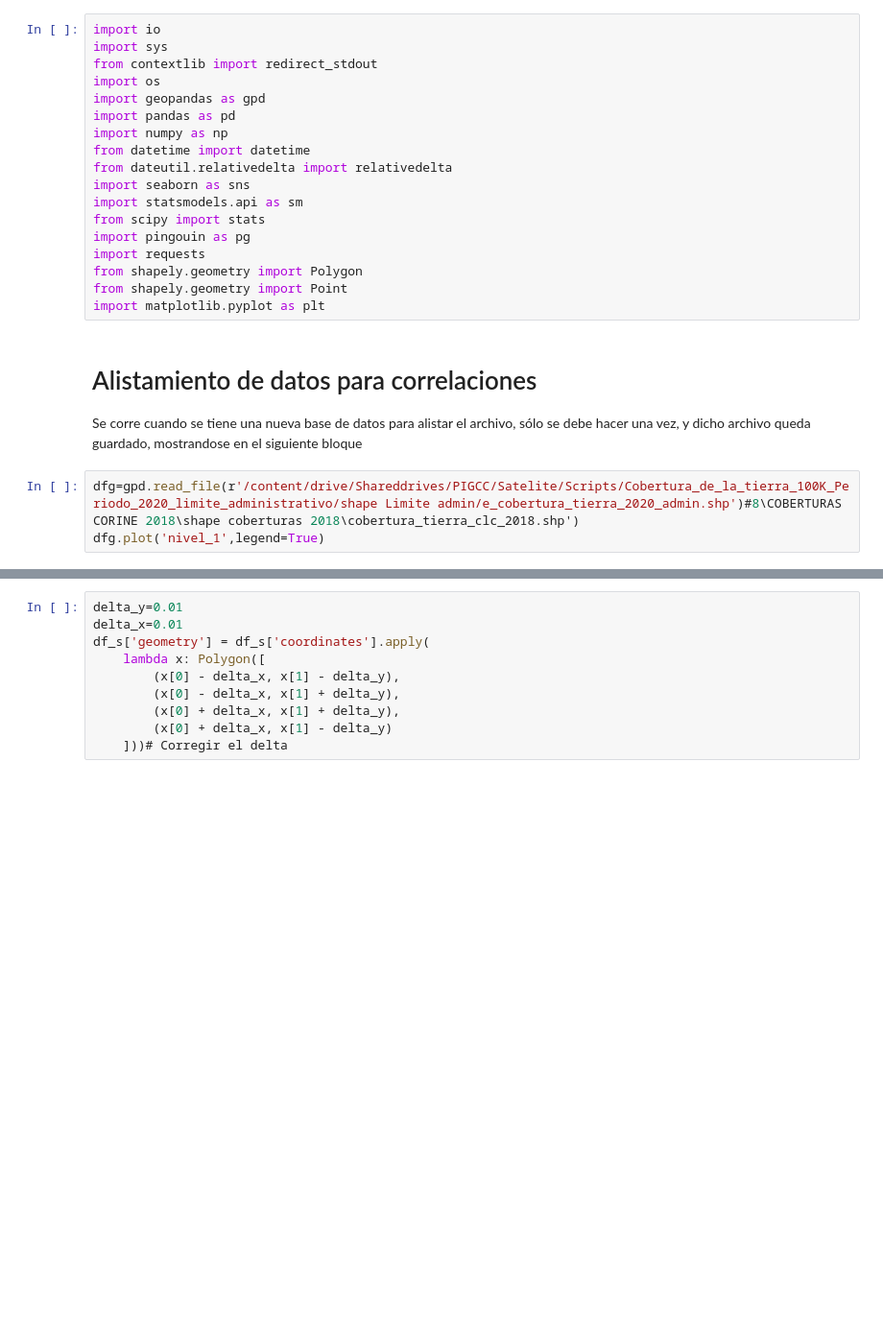
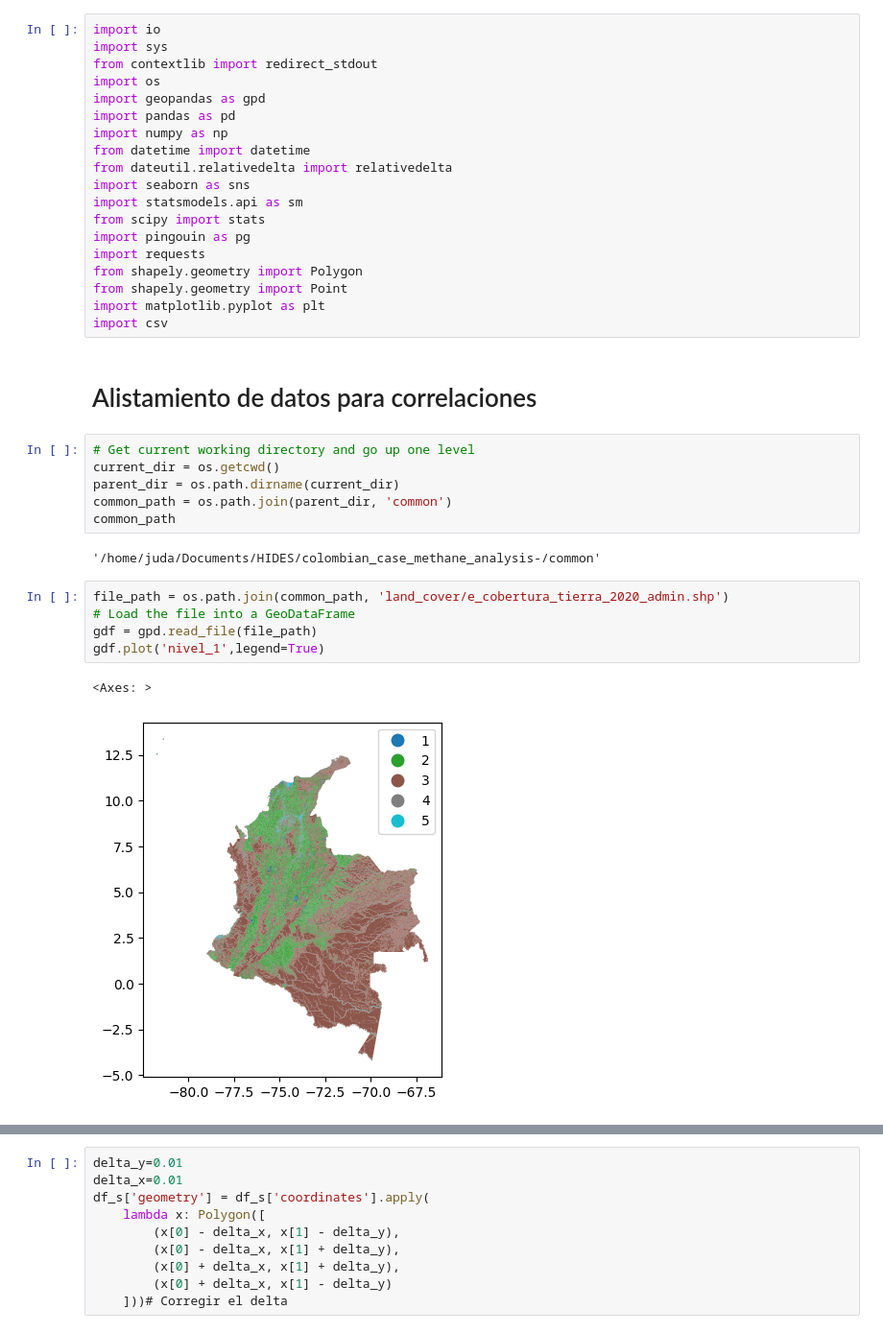
Before and after one commit to HIDES-Co/colombian_case_methane_analysis-, a Jupyter notebook: data_analysis/correlations.ipynb, the cells around one changed output, grey strips where cells are left out. Shown at 96% size. Drawn from its saved outputs; the diff is of its cells as text; blank space fills up the shorter version.

```diff
--- a/data_analysis/correlations.ipynb
+++ b/data_analysis/correlations.ipynb
@@ -16,11 +16,23 @@ import requests
 from shapely.geometry import Polygon
 from shapely.geometry import Point
 import matplotlib.pyplot as plt
+import csv
-# %% [markdown]
-# Alistamiento de datos para correlaciones
-
-Se corre cuando se tiene una nueva base de datos para alistar el archivo, sólo se debe hacer una vez, y dicho archivo queda guardado, mostrandose en el siguiente bloque
-# %%
-dfg=gpd.read_file(r'/content/drive/Shareddrives/PIGCC/Satelite/Scripts/Cobertura_de_la_tierra_100K_Periodo_2020_limite_administrativo/shape Limite admin/e_cobertura_tierra_2020_admin.shp')#8\COBERTURAS CORINE 2018\shape coberturas 2018\cobertura_tierra_clc_2018.shp')
-dfg.plot('nivel_1',legend=True)
+# %% [markdown]
+# Alistamiento de datos para correlaciones
+# %%
+# Get current working directory and go up one level
+current_dir = os.getcwd()
+parent_dir = os.path.dirname(current_dir)
+common_path = os.path.join(parent_dir, 'common')
+common_path
+# %% [output]
+'/home/juda/Documents/HIDES/colombian_case_methane_analysis-/common'
+# %%
+file_path = os.path.join(common_path, 'land_cover/e_cobertura_tierra_2020_admin.shp')
+# Load the file into a GeoDataFrame
+gdf = gpd.read_file(file_path)
+gdf.plot('nivel_1',legend=True)
+# %% [output]
+<Axes: >
+[figure, added]
 # %%
```
Also changed, not shown: parts of 17 cells of this notebook, 7 other files.
